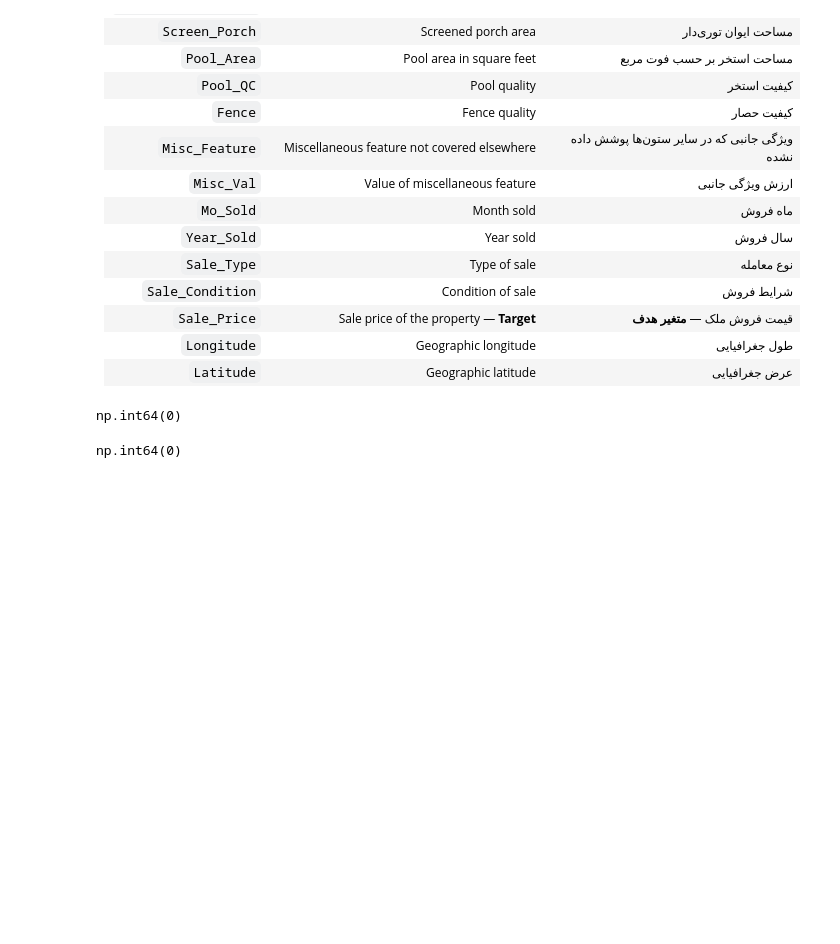
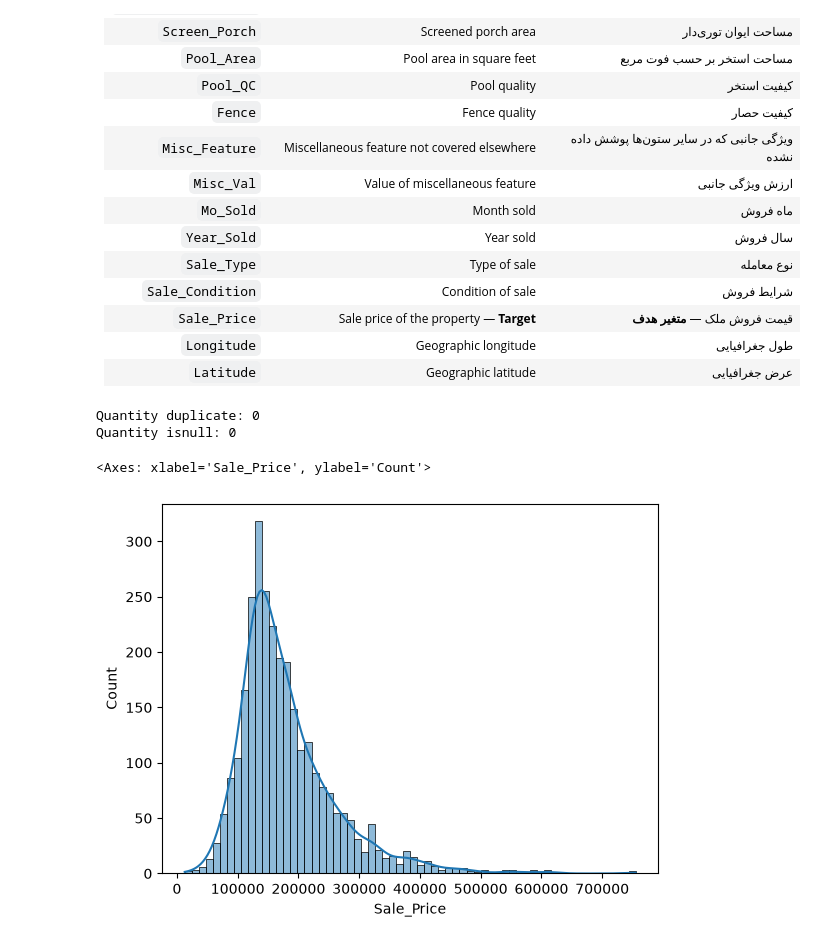
Before and after one commit to Mohamadzf23/ames-housing-price-prediction, a Jupyter notebook: src/ames_housing_price_prediction.ipynb, the cells around one changed output. Saved outputs shown, nothing was run; the diff lists cells and outputs as text; code cells hidden in the pictures; blank space fills up the shorter version.

```diff
--- a/src/ames_housing_price_prediction.ipynb
+++ b/src/ames_housing_price_prediction.ipynb
@@ -238,11 +238,14 @@ df[categorical_cols]
 | `Sale_Price`         | Sale price of the property — **Target**         | قیمت فروش ملک — **متغیر هدف**                   |
 | `Longitude`          | Geographic longitude                            | طول جغرافیایی                                   |
 | `Latitude`           | Geographic latitude                             | عرض جغرافیایی                                   |
-# %%
-df.duplicated().sum()
-# %% [output]
-np.int64(0)
-# %%
-df.isnull().sum().sum()
-# %% [output]
-np.int64(0)
+# %%
+print(f"Quantity duplicate: {df.duplicated().sum()}")
+print(f"Quantity isnull: {df.isnull().sum().sum()}")
+# %% [output]
+Quantity duplicate: 0
+Quantity isnull: 0
+# %%
+sns.histplot(df["Sale_Price"], kde=True)
+# %% [output]
+<Axes: xlabel='Sale_Price', ylabel='Count'>
+[figure, added]
```
Also changed, not shown: parts of 1 cell of this notebook.
